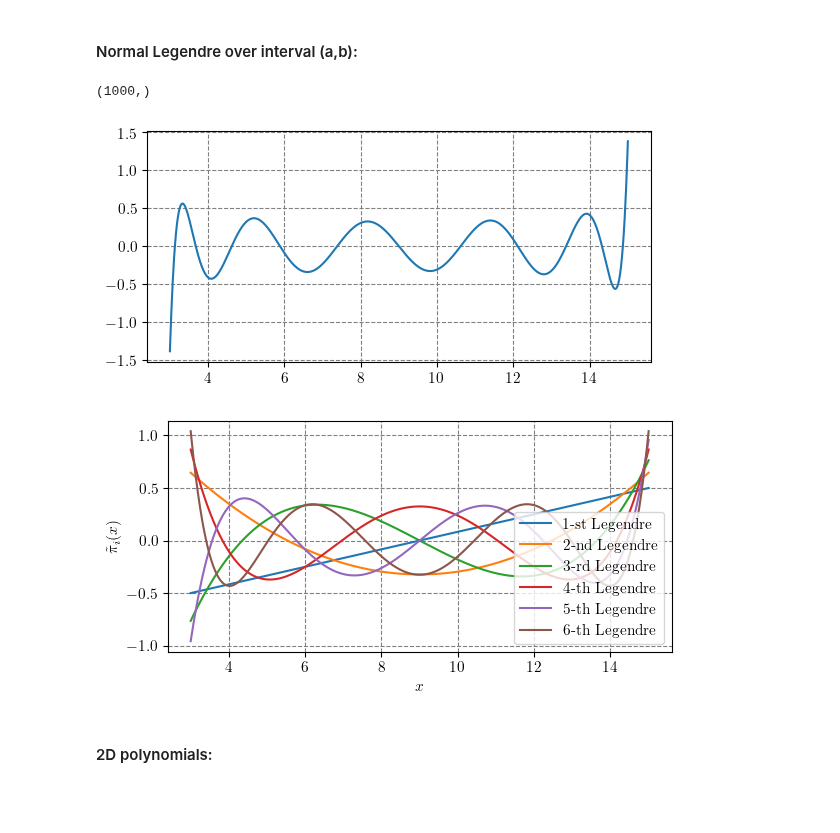
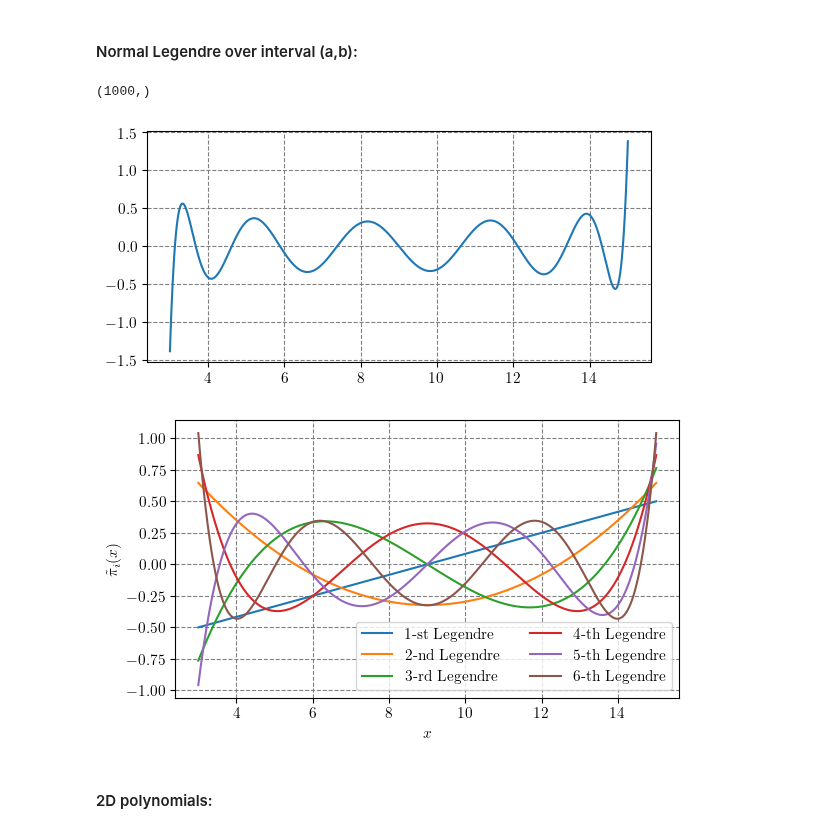
Before and after one commit to SED0280/BakalarkaCode, a Jupyter notebook: polynomials.ipynb, the cells around one changed output. Drawn from its saved outputs; the diff is of its cells as text; code cells hidden in the pictures; blank space fills up the shorter version.

```diff
--- a/polynomials.ipynb
+++ b/polynomials.ipynb
@@ -36,13 +36,13 @@ l = kl.integ.legendre_normal(t, 50)
 plt.plot(t, l[matrix_size])
 plt.show()
 
-fig, ax = plt.subplots()
+fig, ax = plt.subplots(figsize=(6.5, 3.6))
 ax.plot(t, l[1], label=f"1-st Legendre")
 ax.plot(t, l[2], label=f"2-nd Legendre")
 ax.plot(t, l[3], label=f"3-rd Legendre")
 for i in range(4,7):
     ax.plot(t, l[i], label=f"{i}-th Legendre")
-ax.legend(loc='lower right')
+ax.legend(loc='lower right', ncol=2)
 ax.set_xlabel("$x$")
 ax.set_ylabel(r"$\tilde{\pi}_i(x)$")
 fig.savefig("LegendreNorm.pdf", bbox_inches='tight')    #-- Bez bílých okrajů
@@ -69,27 +69,27 @@ plt.plot(t, l[matrix_size])
 # %%
 matrix_size=11
 a = 3
 b = 15
 t = np.linspace(a, b, 1000)
 print(t.shape)
 l = kl.integ.legendre_normal_int(t, 100, a, b)
 plt.plot(t, l[matrix_size])
 plt.show()
 
-fig, ax = plt.subplots()
+fig, ax = plt.subplots(figsize=(6.5, 3.6))
 ax.plot(t, l[1], label=f"1-st Legendre")
 ax.plot(t, l[2], label=f"2-nd Legendre")
 ax.plot(t, l[3], label=f"3-rd Legendre")
 for i in range(4,7):
     ax.plot(t, l[i], label=f"{i}-th Legendre")
-ax.legend(loc='lower right')
+ax.legend(loc='lower right',ncol=2)
 ax.set_xlabel("$x$")
 ax.set_ylabel(r"$\tilde{\pi}_i(x)$")
 plt.show()
 # %% [output]
 (1000,)
 [figure]
-[figure, old version]
+[figure, new version]
 # %% [markdown]
 #### 2D polynomials:
 # %%
```
Also changed, not shown: parts of 2 cells of this notebook, 4 other files.
